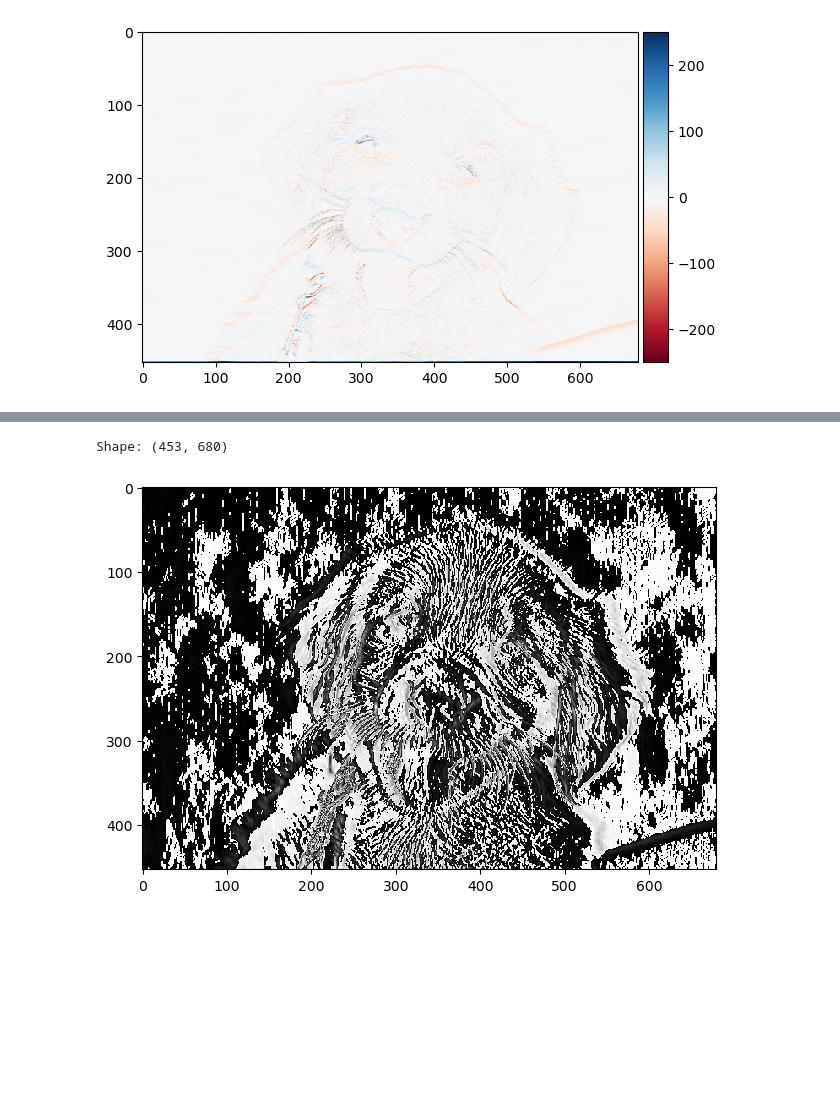
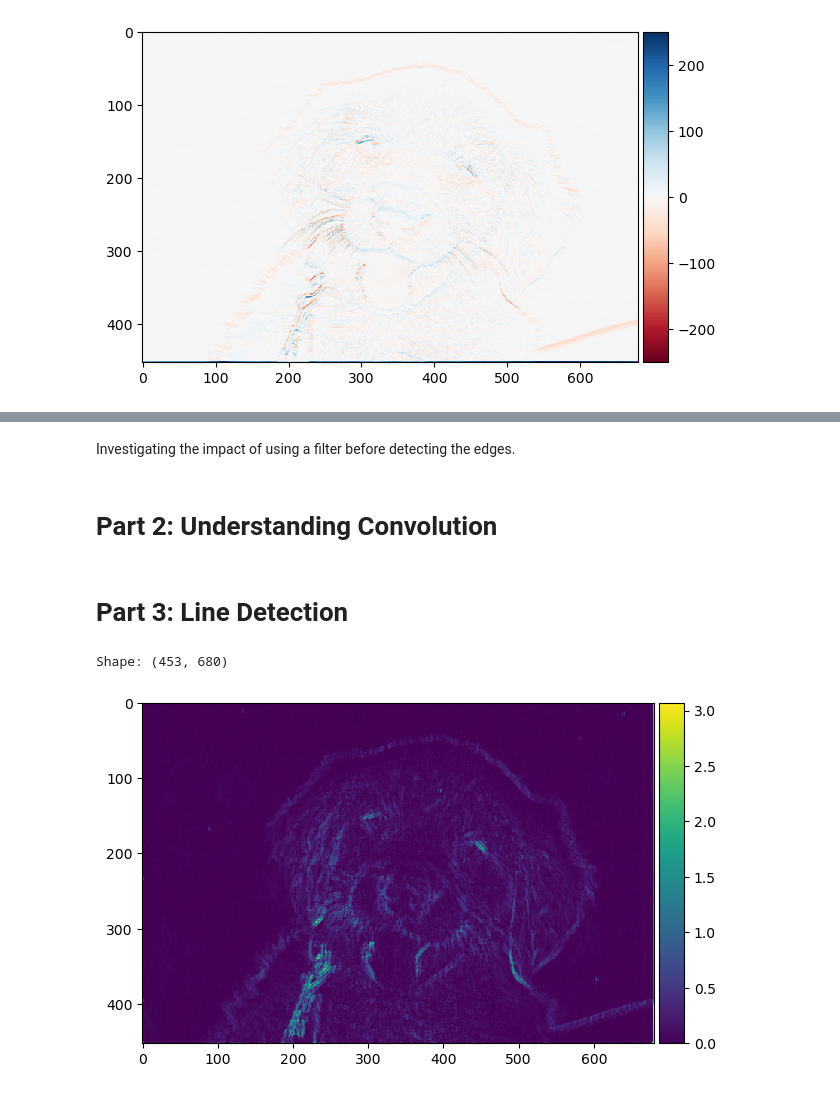
Before and after one commit to mika-jpd/Image_and_Vision_Computing, a Jupyter notebook: Lab_1/Untitled.ipynb, the cells around one changed output, grey strips where cells are left out. Cells and saved outputs as stored; diff of their text form; code cells hidden in the pictures; blank space fills up the shorter version.

Commit message:
Finished Part 1 and working on Part 2

```diff
--- a/Lab_1/Untitled.ipynb
+++ b/Lab_1/Untitled.ipynb
@@ -131,6 +147,4 @@ Shape: (453, 680)
-# %%
-img_simple_edge_detect = prewitt(img, axis = 1)
-show_img(img_simple_edge_detect)
-# %% [output]
-Shape: (453, 680)
-[figure, removed]
+# %% [markdown]
+Investigating the impact of using a filter before detecting the edges.
+# %% [markdown]
+# Part 2: Understanding Convolution
@@ -137,2 +161,8 @@ Shape: (453, 680)
+# %% [markdown]
+# Part 3: Line Detection
 # %%
 # using the Prewitt's kernels to detect edges
+show_img(prewitt_filtering(smoothed_median))
+# %% [output]
+Shape: (453, 680)
+[figure, added]
```
Also changed, not shown: parts of 17 cells of this notebook.
